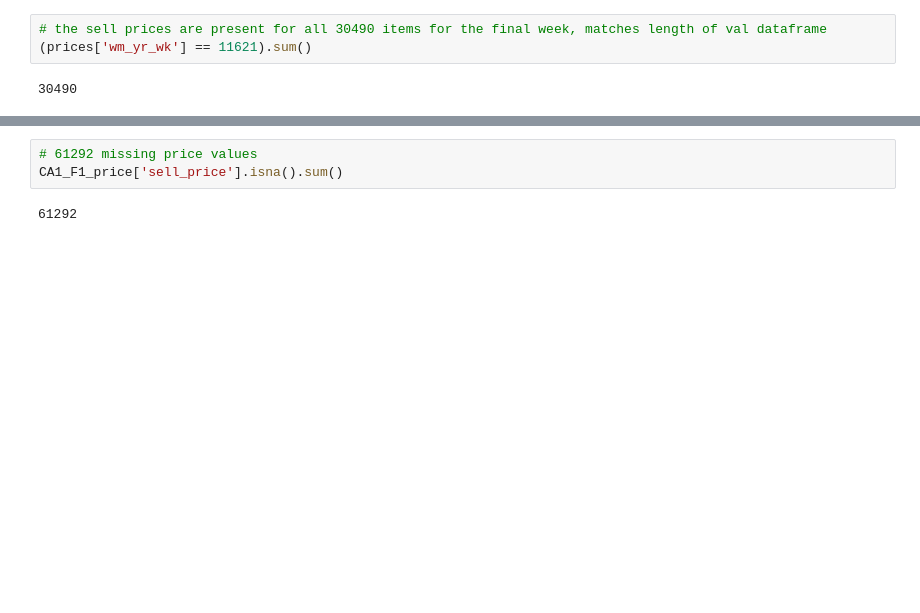
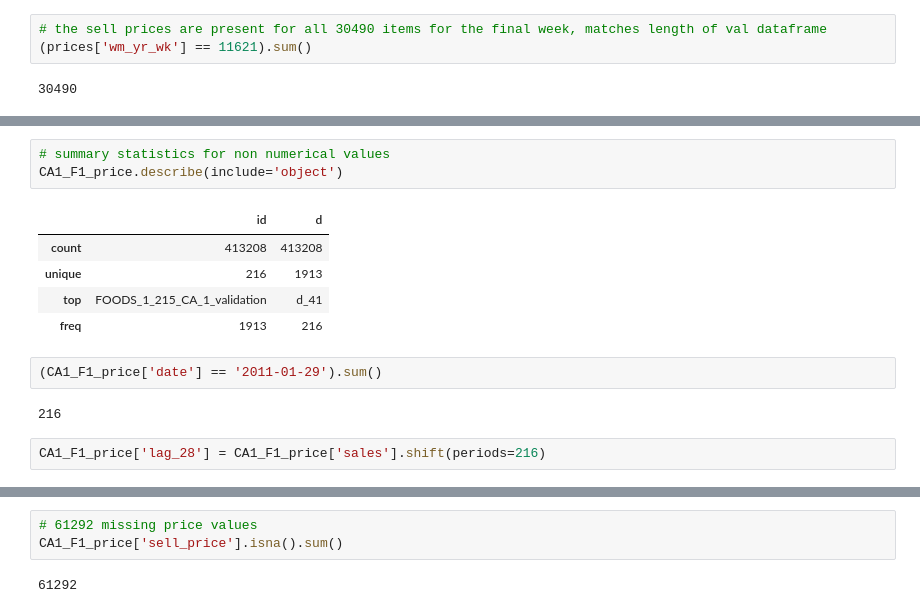
Before and after one commit to twood2015/Flatiron_Capstone, a Jupyter notebook: Working Notebooks/SquareOne.ipynb, the cells around one changed output, grey strips where cells are left out. Drawn from its saved outputs; the diff is of its cells as text; blank space fills up the shorter version.

```diff
--- a/Working Notebooks/SquareOne.ipynb
+++ b/Working Notebooks/SquareOne.ipynb
@@ -101,0 +138,15 @@ CA1_F1_price
+# %%
+# summary statistics for non numerical values
+CA1_F1_price.describe(include='object')
+# %% [output]
+|  | id | d |
+| count | 413208 | 413208 |
+| unique | 216 | 1913 |
+| top | FOODS_1_215_CA_1_validation | d_41 |
+| freq | 1913 | 216 |
+# %%
+(CA1_F1_price['date'] == '2011-01-29').sum()
+# %% [output]
+216
+# %%
+CA1_F1_price['lag_28'] = CA1_F1_price['sales'].shift(periods=216)
```
Also changed, not shown: parts of 199 cells of this notebook.
